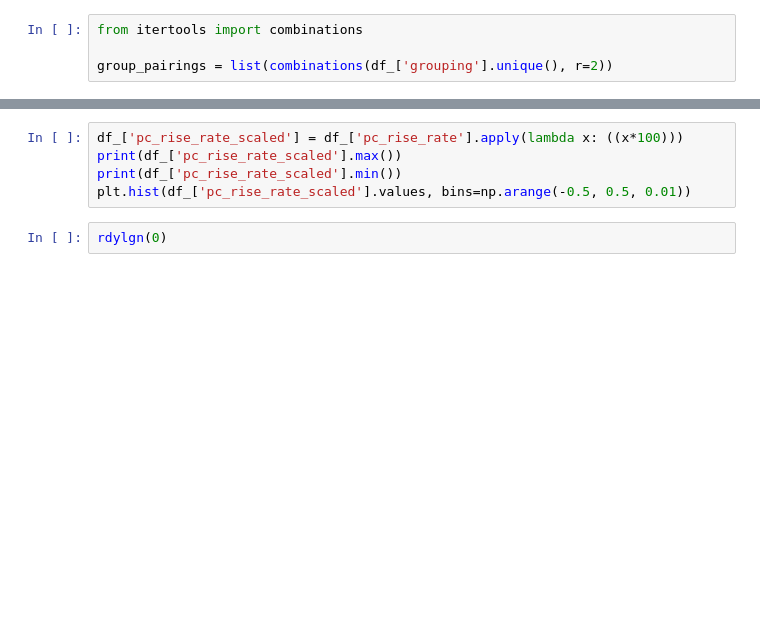
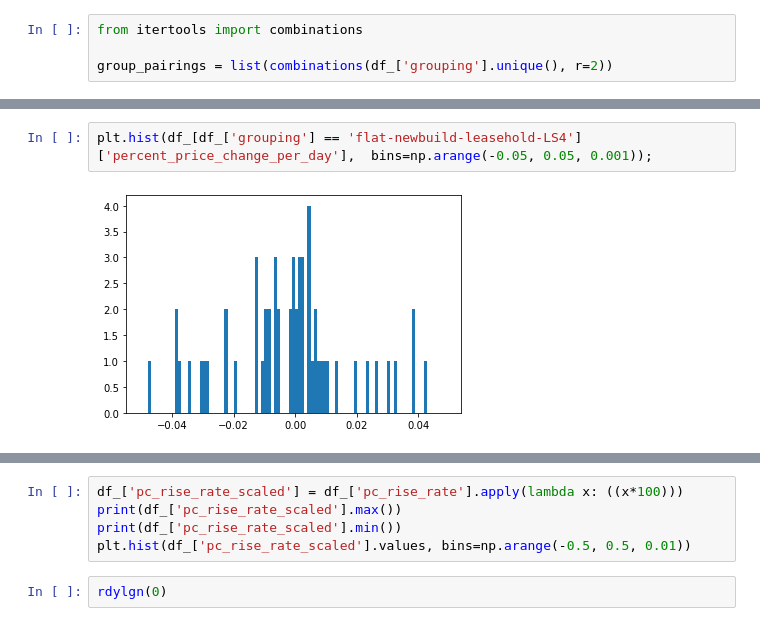
Before and after one commit to teerev/housing, a Jupyter notebook: price_explorer.ipynb, the cells around one changed output, grey strips where cells are left out. Drawn from its saved outputs; the diff is of its cells as text; blank space fills up the shorter version.

```diff
--- a/price_explorer.ipynb
+++ b/price_explorer.ipynb
@@ -489 +536,5 @@ df_
+# %%
+plt.hist(df_[df_['grouping'] == 'flat-newbuild-leasehold-LS4']['percent_price_change_per_day'],  bins=np.arange(-0.05, 0.05, 0.001));
+# %% [output]
+[figure, added]
 # %%
```
Also changed, not shown: parts of 37 cells of this notebook.
